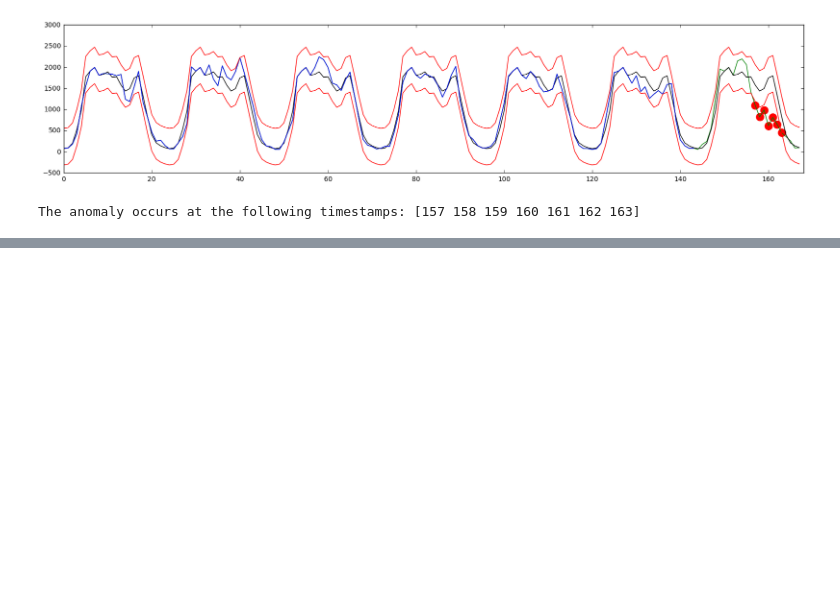
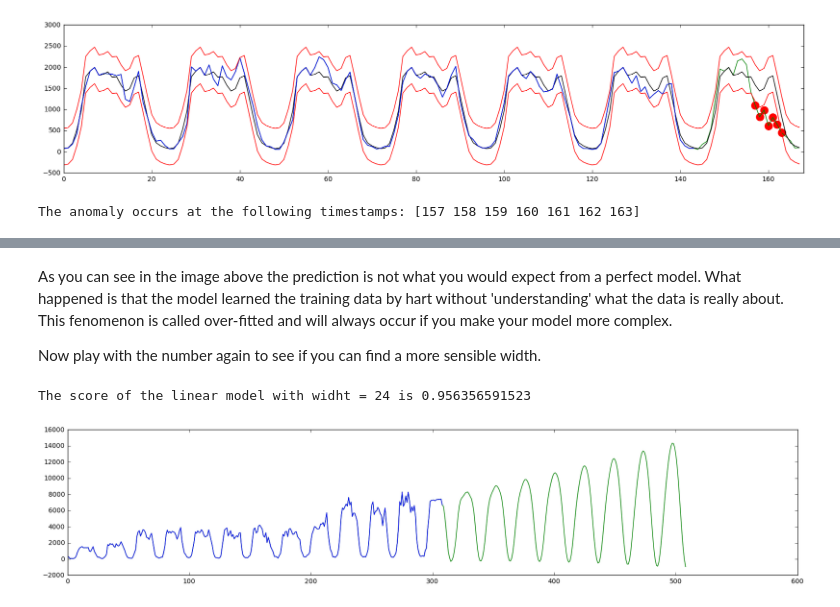
Before and after one commit to bartdevylder/bikecity-tutorial, a Jupyter notebook: Anomaly detection - solutions.ipynb, the cells around one changed output, grey strips where cells are left out. Cells and saved outputs as stored; diff of their text form; code cells hidden in the pictures; blank space fills up the shorter version.

```diff
--- a/Anomaly detection - solutions.ipynb
+++ b/Anomaly detection - solutions.ipynb
@@ -148,0 +268,20 @@ The anomaly occurs at the following timestamps: [157 158 159 160 161 162 163]
+# %% [markdown]
+As you can see in the image above the prediction is not what you would expect from a perfect model. What happened is that the model learned the training data by hart without 'understanding' what the data is really about. This fenomenon is called over-fitted and will always occur if you make your model more complex.
+
+Now play with the number again to see if you can find a more sensible width.
+# %%
+width = 24
+X, y = convert_time_series_to_Xy(train_set, width)
+model = sklearn.linear_model.LinearRegression()
+model.fit(X,y)
+print 'The score of the linear model with widht =', width, 'is', model.score(X, y)
+
+prediction = predict(model, train_set, width, 200)
+
+plt.figure(figsize=(20,4))
+plt.plot(np.concatenate((train_set, prediction[:,0])), 'g')
+plt.plot(train_set, 'b')
+plt.show()
+# %% [output]
+The score of the linear model with widht = 24 is 0.956356591523
+[figure, added]
```
Also changed, not shown: parts of 18 cells of this notebook, 2 other files.
